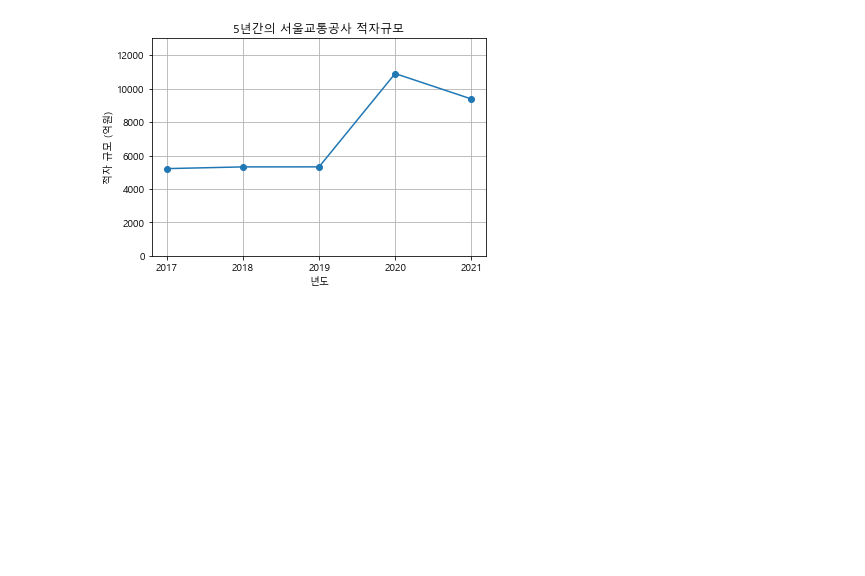
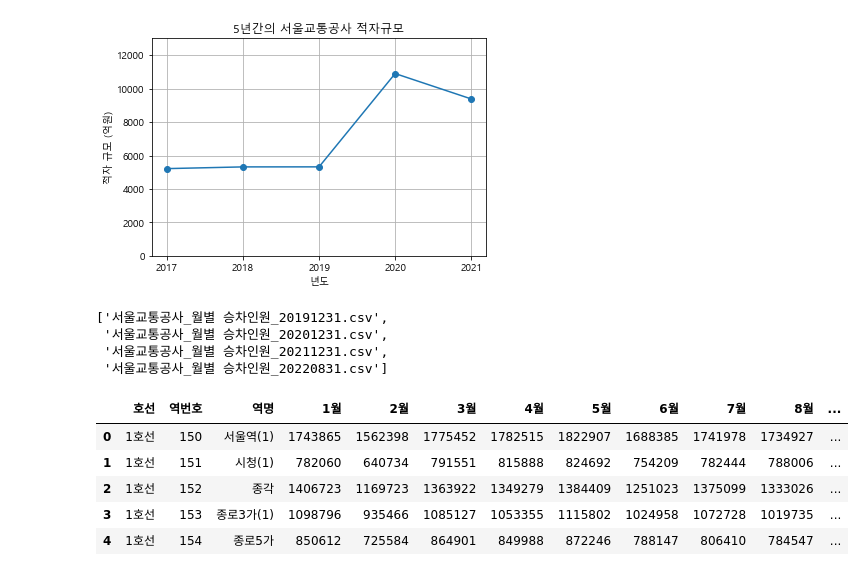
Before and after one commit to jmlee8939/seoul_metro_profit_analysis, a Jupyter notebook: EDA.ipynb, the cells around one changed output. Saved outputs shown, nothing was run; the diff lists cells and outputs as text; code cells hidden in the pictures; blank space fills up the shorter version.

Commit message:
data update

```diff
--- a/EDA.ipynb
+++ b/EDA.ipynb
@@ -79,3 +82,23 @@ plt.title("5년간의 서울교통공사 적자규모")
 # %% [output]
 Text(0.5, 1.0, '5년간의 서울교통공사 적자규모')
 [figure]
+# %%
+csv2 = csv_list[4:8]
+# %%
+csv2
+# %% [output]
+['서울교통공사_월별 승차인원_20191231.csv',
+ '서울교통공사_월별 승차인원_20201231.csv',
+ '서울교통공사_월별 승차인원_20211231.csv',
+ '서울교통공사_월별 승차인원_20220831.csv']
+# %%
+df2 = pd.read_csv(os.getcwd() + "//data//" + csv2[0], header=0, encoding='cp949')
+# %%
+df2.head()
+# %% [output]
+|  | 호선 | 역번호 | 역명 | 1월 | 2월 | 3월 | 4월 | 5월 | 6월 | 7월 | 8월 | ... |
+| 0 | 1호선 | 150 | 서울역(1) | 1743865 | 1562398 | 1775452 | 1782515 | 1822907 | 1688385 | 1741978 | 1734927 | ... |
+| 1 | 1호선 | 151 | 시청(1) | 782060 | 640734 | 791551 | 815888 | 824692 | 754209 | 782444 | 788006 | ... |
+| 2 | 1호선 | 152 | 종각 | 1406723 | 1169723 | 1363922 | 1349279 | 1384409 | 1251023 | 1375099 | 1333026 | ... |
+| 3 | 1호선 | 153 | 종로3가(1) | 1098796 | 935466 | 1085127 | 1053355 | 1115802 | 1024958 | 1072728 | 1019735 | ... |
+| 4 | 1호선 | 154 | 종로5가 | 850612 | 725584 | 864901 | 849988 | 872246 | 788147 | 806410 | 784547 | ... |
```
Also changed, not shown: parts of 3 cells of this notebook, 1 other file.
